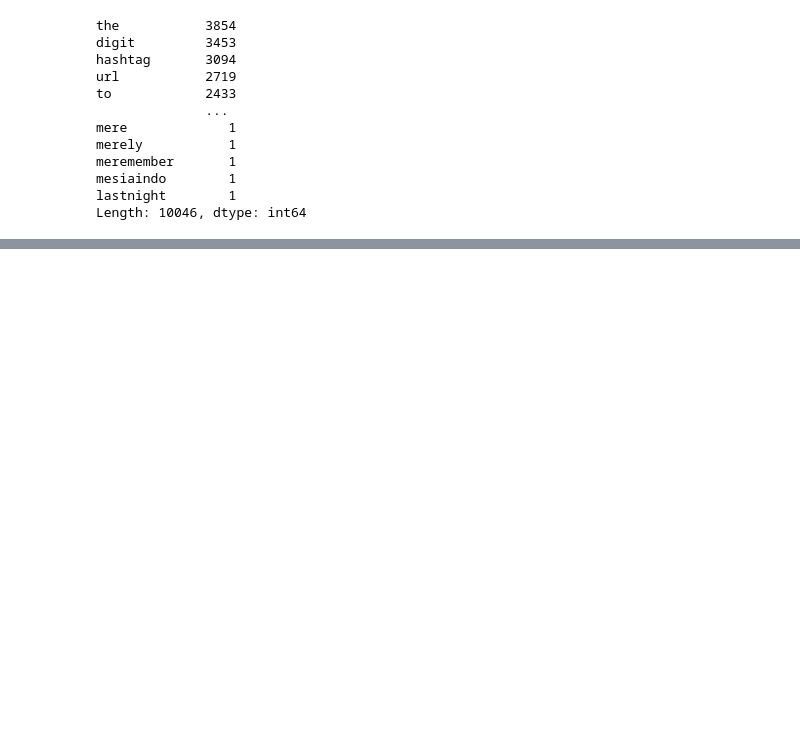
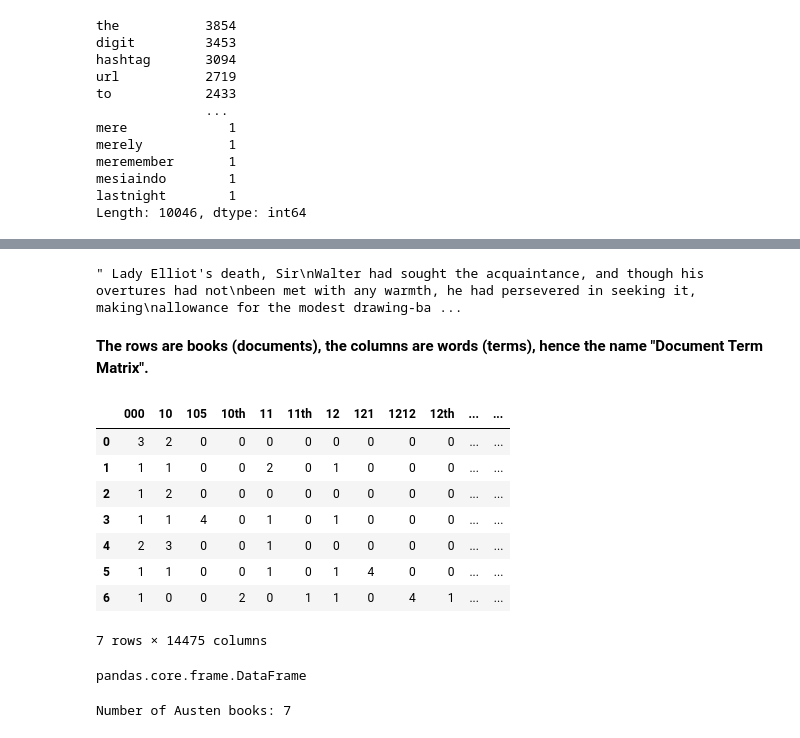
Before and after one commit to jhaber-zz/nlp-python-2020, a Jupyter notebook: solutions/preprocessing-solutions.ipynb, the cells around one changed output, grey strips where cells are left out. Drawn from its saved outputs; the diff is of its cells as text; code cells hidden in the pictures; blank space fills up the shorter version.

```diff
--- a/solutions/preprocessing-solutions.ipynb
+++ b/solutions/preprocessing-solutions.ipynb
@@ -931,7 +903,7 @@ fnames = glob.glob(fnames)
 reviews = []
 column_names = ['id', 'product_id', 'user_id', 'profile_name', 'helpfulness_num', 'helpfulness_denom',
                'score', 'time', 'summary', 'text']
-for fname in fnames[:2]:
+for fname in fnames[:3]: # for manageable scale, just use first two files
     df = pd.read_csv(fname, names=column_names)
     text = list(df['text'])
     reviews.extend(text)
@@ -1275,3 +1302,7 @@ for fname in fnames:
     with open(fname) as f:
         text = f.read()
     books.append(text)
+
+books[3][10000:11000] # check out slice of a book
+# %% [output]
+" Lady Elliot's death, Sir\nWalter had sought the acquaintance, and though his overtures had not\nbeen met with any warmth, he had persevered in seeking it, making\nallowance for the modest drawing-ba ...
@@ -1279,0 +1309,23 @@ for fname in fnames:
+# %% [markdown]
+**The rows are books (documents), the columns are words (terms), hence the name "Document Term Matrix".**
+# %%
+austen_dtm = pd.DataFrame(countvec.fit_transform(books).toarray(), columns=countvec.get_feature_names())
+austen_dtm
+# %% [output]
+|  | 000 | 10 | 105 | 10th | 11 | 11th | 12 | 121 | 1212 | 12th | ... | ... |
+| 0 | 3 | 2 | 0 | 0 | 0 | 0 | 0 | 0 | 0 | 0 | ... | ... |
+| 1 | 1 | 1 | 0 | 0 | 2 | 0 | 1 | 0 | 0 | 0 | ... | ... |
+| 2 | 1 | 2 | 0 | 0 | 0 | 0 | 0 | 0 | 0 | 0 | ... | ... |
+| 3 | 1 | 1 | 4 | 0 | 1 | 0 | 1 | 0 | 0 | 0 | ... | ... |
+| 4 | 2 | 3 | 0 | 0 | 1 | 0 | 0 | 0 | 0 | 0 | ... | ... |
+| 5 | 1 | 1 | 0 | 0 | 1 | 0 | 1 | 4 | 0 | 0 | ... | ... |
+| 6 | 1 | 0 | 0 | 2 | 0 | 1 | 1 | 0 | 4 | 1 | ... | ... |
+7 rows × 14475 columns
+# %%
+type(austen_dtm)
+# %% [output]
+pandas.core.frame.DataFrame
+# %%
+print("Number of Austen books:", str(len(austen_dtm)))
+# %% [output]
+Number of Austen books: 7
```
Also changed, not shown: parts of 38 cells of this notebook, 1 other file.
